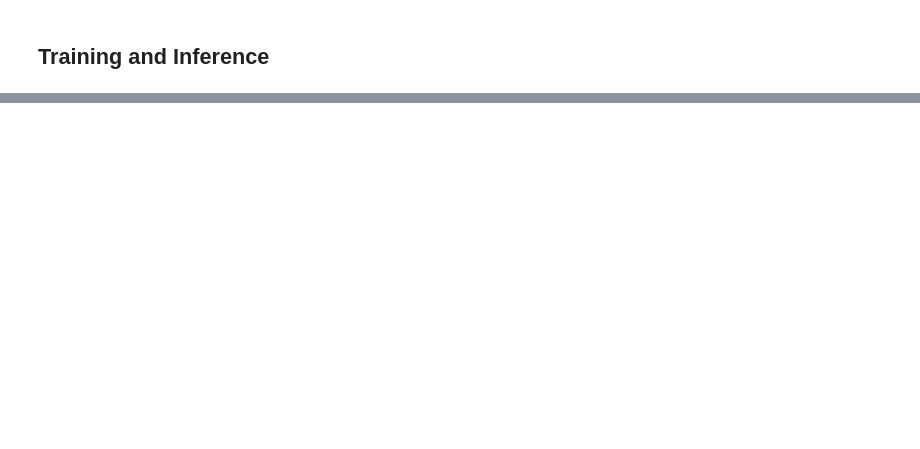
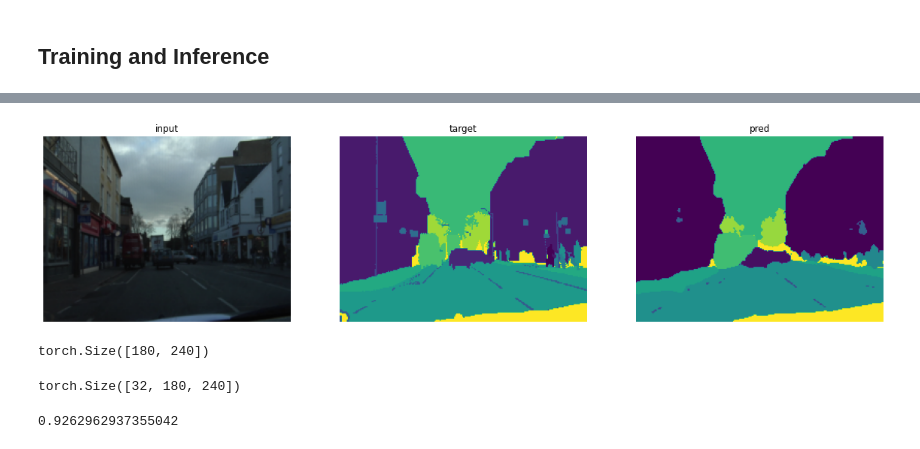
Before and after one commit to soumik12345/Wandb-Status-Report-Template, a Jupyter notebook: 02_semantic_segmentation.ipynb, the cells around one changed output, grey strips where cells are left out. Saved outputs shown, nothing was run; the diff lists cells and outputs as text; code cells hidden in the pictures; blank space fills up the shorter version.

```diff
--- a/02_semantic_segmentation.ipynb
+++ b/02_semantic_segmentation.ipynb
@@ -167,7 +161,8 @@ def get_learner(
         cbs=[save_model_callback, mixed_precision_callback, wandb_callback],
     )
     if checkpoint_file is not None:
-        learner.load(checkpoint_file)
+        load_model(checkpoint_file, learner.model, opt=None, with_opt=False)
+        # learner.load(checkpoint_file)
     return learner
 # %%
 learner = get_learner(
@@ -175,8 +170,10 @@ learner = get_learner(
     backbone=BACKBONE,
     hidden_dim=HIDDEN_DIM,
     num_classes=len(class_labels),
-    checkpoint_file=None,
+    checkpoint_file=CHECKPOINT_FILE,
     loss_func=FocalLossFlat(axis=1),
     metrics=[DiceMulti(), foreground_acc],
-    log_preds=True
+    log_preds=True,
 )
+# %%
+samples, outputs, predictions = get_predictions(learner)
@@ -182,0 +182,18 @@ learner = get_learner(
+# %%
+(img, targ), dec_pred, raw_pred = samples[0], outputs[0][0], predictions[0]
+# %%
+show_images([img, targ, dec_pred], titles=["input", "target", "pred"], figsize=(20,10))
+# %% [output]
+[figure, added]
+# %%
+targ.shape
+# %% [output]
+torch.Size([180, 240])
+# %%
+raw_pred.shape
+# %% [output]
+torch.Size([32, 180, 240])
+# %%
+foreground_acc(raw_pred.unsqueeze(0), targ.unsqueeze(0)).item()
+# %% [output]
+0.9262962937355042
```
Also changed, not shown: parts of 18 cells of this notebook.
